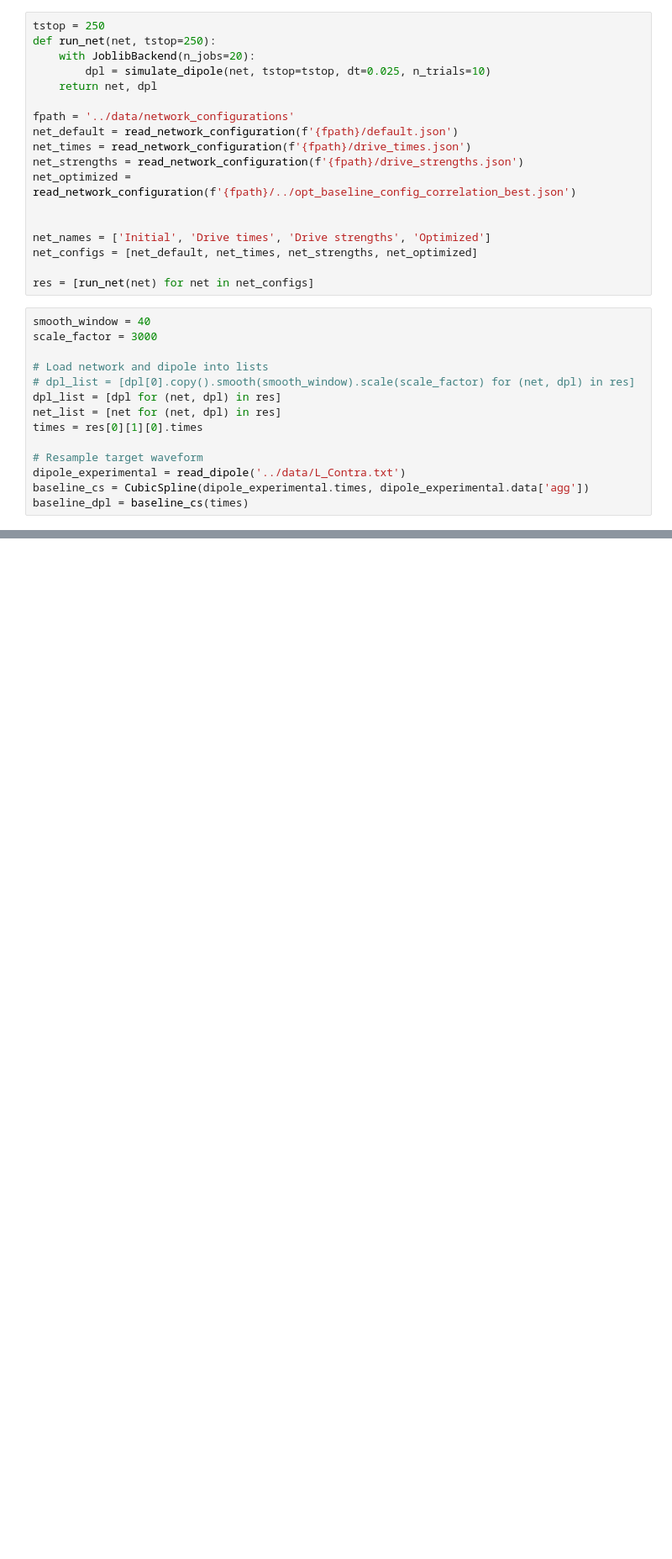
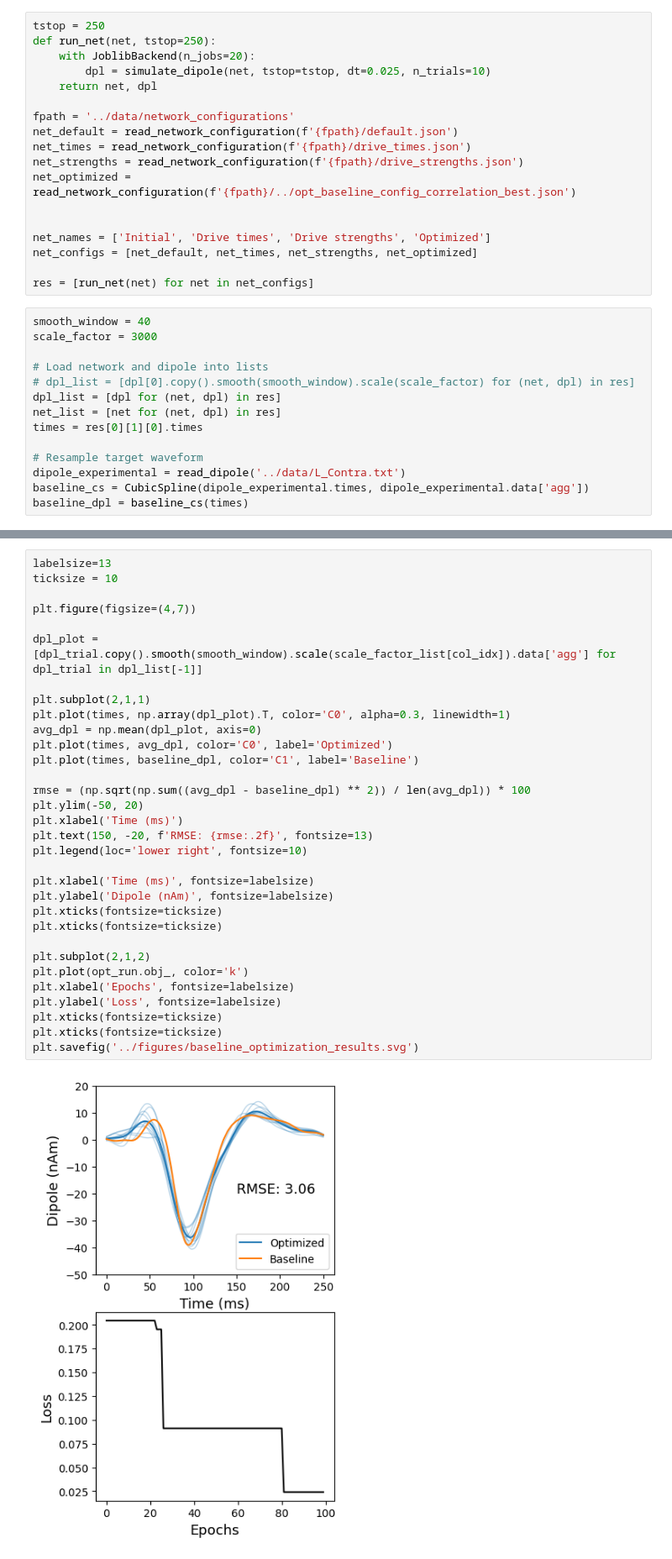
Before and after one commit to ntolley/hnn_jove, a Jupyter notebook: notebooks/baseline_optimization_figure.ipynb, the cells around one changed output, grey strips where cells are left out. Shown at 84% size. Drawn from its saved outputs; the diff is of its cells as text; blank space fills up the shorter version.

```diff
--- a/notebooks/baseline_optimization_figure.ipynb
+++ b/notebooks/baseline_optimization_figure.ipynb
@@ -75,0 +84,34 @@ _ = axes[1, 0].set_ylabel('Dipole (nAm)')
+# %%
+labelsize=13
+ticksize = 10
+
+plt.figure(figsize=(4,7))
+
+dpl_plot = [dpl_trial.copy().smooth(smooth_window).scale(scale_factor_list[col_idx]).data['agg'] for dpl_trial in dpl_list[-1]]
+
+plt.subplot(2,1,1)
+plt.plot(times, np.array(dpl_plot).T, color='C0', alpha=0.3, linewidth=1)
+avg_dpl = np.mean(dpl_plot, axis=0)
+plt.plot(times, avg_dpl, color='C0', label='Optimized')
+plt.plot(times, baseline_dpl, color='C1', label='Baseline')
+
+rmse = (np.sqrt(np.sum((avg_dpl - baseline_dpl) ** 2)) / len(avg_dpl)) * 100
+plt.ylim(-50, 20)
+plt.xlabel('Time (ms)')
+plt.text(150, -20, f'RMSE: {rmse:.2f}', fontsize=13)
+plt.legend(loc='lower right', fontsize=10)
+
+plt.xlabel('Time (ms)', fontsize=labelsize)
+plt.ylabel('Dipole (nAm)', fontsize=labelsize)
+plt.xticks(fontsize=ticksize)
+plt.xticks(fontsize=ticksize)
+
+plt.subplot(2,1,2)
+plt.plot(opt_run.obj_, color='k')
+plt.xlabel('Epochs', fontsize=labelsize)
+plt.ylabel('Loss', fontsize=labelsize)
+plt.xticks(fontsize=ticksize)
+plt.xticks(fontsize=ticksize)
+plt.savefig('../figures/baseline_optimization_results.svg')
+# %% [output]
+[figure, added]
```
Also changed, not shown: parts of 2 cells of this notebook, 8 other files.
